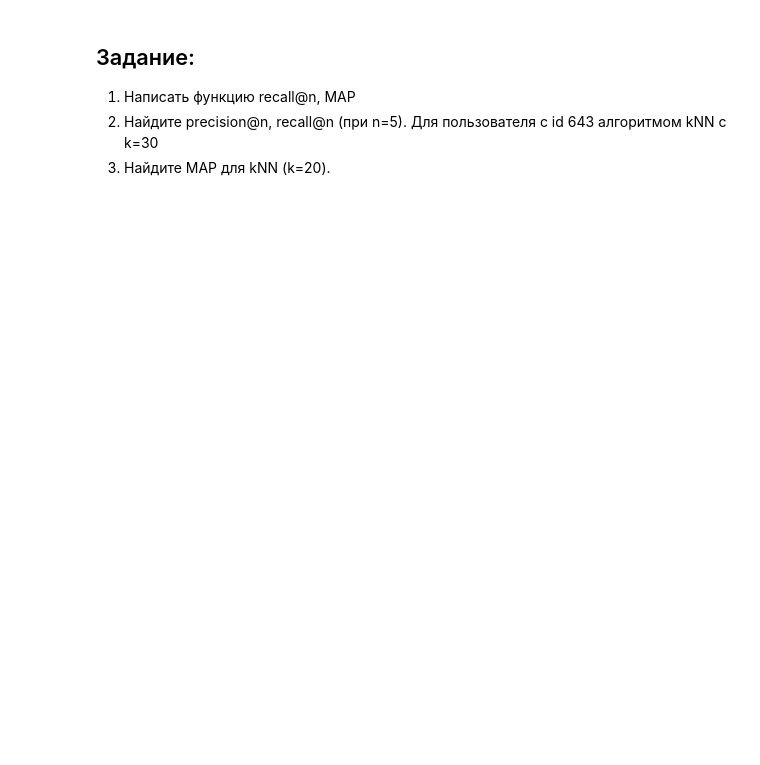
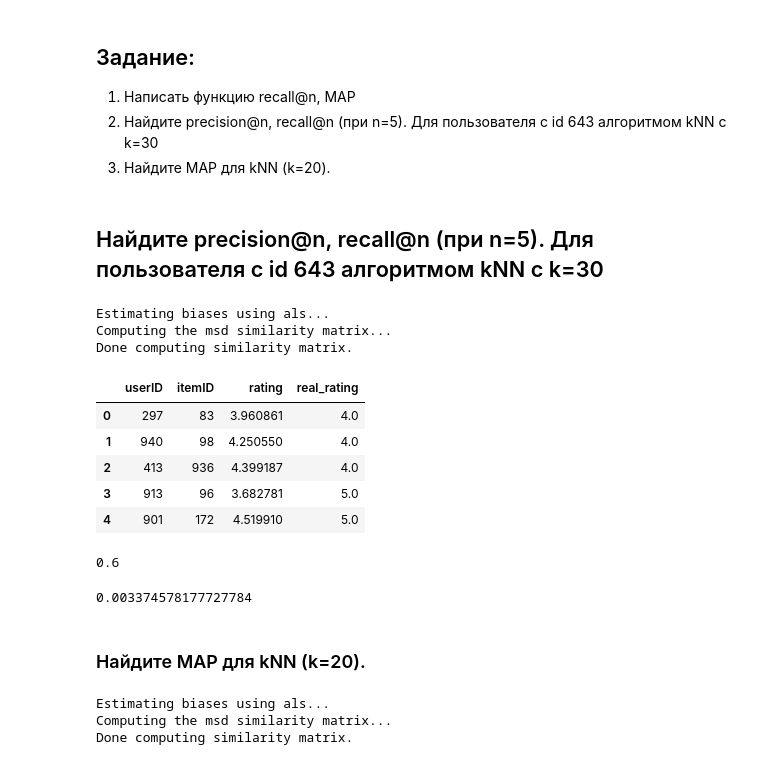
Before and after one commit to vsolodkyi/RecSystem_SkillBox, a Jupyter notebook: module_1/Skillbox_recsys_13_final.ipynb, the cells around one changed output. Saved outputs shown, nothing was run; the diff lists cells and outputs as text; code cells hidden in the pictures; blank space fills up the shorter version.

```diff
--- a/module_1/Skillbox_recsys_13_final.ipynb
+++ b/module_1/Skillbox_recsys_13_final.ipynb
@@ -219,0 +256,44 @@ for i in [3,4,7,12,14]:
+# %% [markdown]
+## Найдите precision@n, recall@n (при n=5). Для пользователя с id 643 алгоритмом kNN с k=30
+# %%
+data = Dataset.load_builtin('ml-100k')
+trainset, testset = train_test_split(data, test_size=0.3)
+algo = KNNBaseline(k=30, verbsoe=False)
+predictions = algo.fit(trainset).test(testset)
+# %% [output]
+Estimating biases using als...
+Computing the msd similarity matrix...
+Done computing similarity matrix.
+# %%
+df_ratings=pd.DataFrame(columns=['userID', 'itemID', 'rating', 'real_rating'])
+for i in predictions:
+    #if int(i.uid)==833:
+    df_ratings = df_ratings.append({'userID':i.uid, 'itemID': i.iid, 'rating': i.est, 'real_rating': i.r_ui}, ignore_index=True)
+# %%
+df_ratings.head()
+# %% [output]
+|  | userID | itemID | rating | real_rating |
+| 0 | 297 | 83 | 3.960861 | 4.0 |
+| 1 | 940 | 98 | 4.250550 | 4.0 |
+| 2 | 413 | 936 | 4.399187 | 4.0 |
+| 3 | 913 | 96 | 3.682781 | 5.0 |
+| 4 | 901 | 172 | 4.519910 | 5.0 |
+# %%
+Precision_at_n(df_ratings, 5, 5)
+# %% [output]
+0.6
+# %%
+Recall_at_n(df_ratings, 5, 5)
+# %% [output]
+0.003374578177727784
+# %% [markdown]
+### Найдите MAP для kNN (k=20).
+# %%
+data = Dataset.load_builtin('ml-100k')
+trainset, testset = train_test_split(data, test_size=0.3)
+algo = KNNBaseline(k=20, verbsoe=False)
+predictions = algo.fit(trainset).test(testset)
+# %% [output]
+Estimating biases using als...
+Computing the msd similarity matrix...
+Done computing similarity matrix.
```
Also changed, not shown: parts of 8 cells of this notebook.
